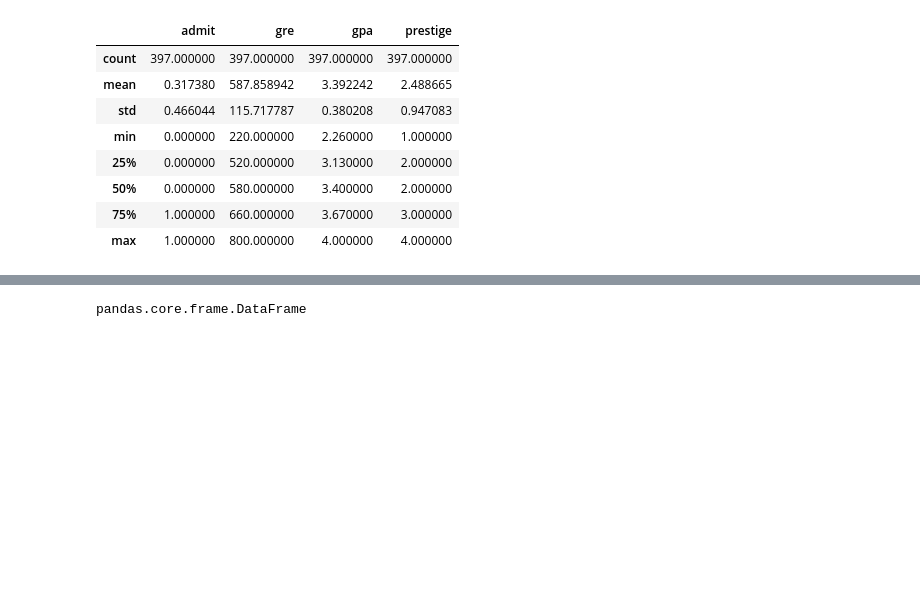
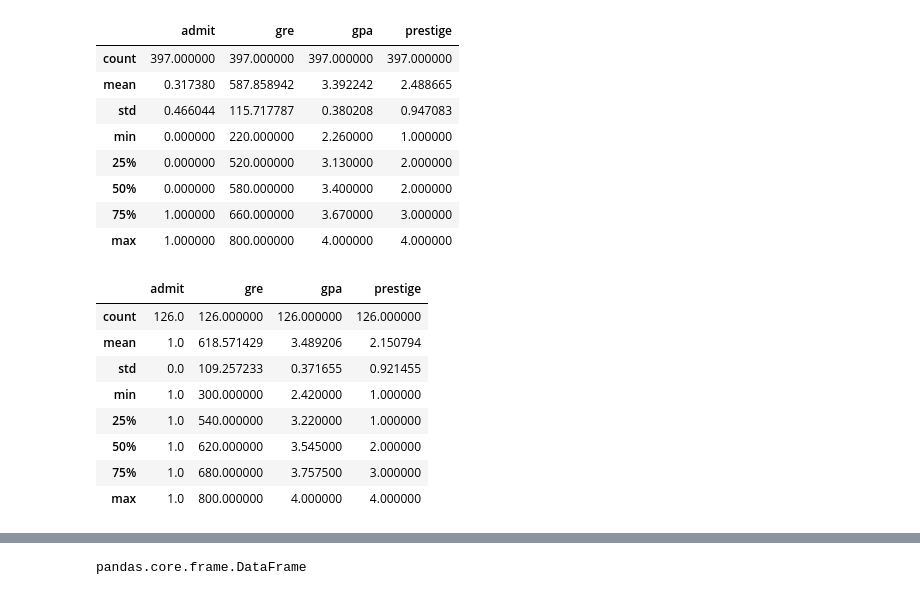
Before and after one commit to akell47/DataSciCourse, a Jupyter notebook: projects/unit-projects/project-1/starter-code/project1-starter.ipynb, the cells around one changed output, grey strips where cells are left out. Drawn from its saved outputs; the diff is of its cells as text; code cells hidden in the pictures; blank space fills up the shorter version.

```diff
--- a/projects/unit-projects/project-1/starter-code/project1-starter.ipynb
+++ b/projects/unit-projects/project-1/starter-code/project1-starter.ipynb
@@ -173,3 +190,17 @@ df3.describe()
 | 50% | 0.000000 | 580.000000 | 3.400000 | 2.000000 |
 | 75% | 1.000000 | 660.000000 | 3.670000 | 3.000000 |
 | max | 1.000000 | 800.000000 | 4.000000 | 4.000000 |
+# %%
+dfAdmit = df3[df3.admit == 1]
+dfNOAdmit = df3[df3.admit == 0]
+dfAdmit.describe()
+# %% [output]
+|  | admit | gre | gpa | prestige |
+| count | 126.0 | 126.000000 | 126.000000 | 126.000000 |
+| mean | 1.0 | 618.571429 | 3.489206 | 2.150794 |
+| std | 0.0 | 109.257233 | 0.371655 | 0.921455 |
+| min | 1.0 | 300.000000 | 2.420000 | 1.000000 |
+| 25% | 1.0 | 540.000000 | 3.220000 | 1.000000 |
+| 50% | 1.0 | 620.000000 | 3.545000 | 2.000000 |
+| 75% | 1.0 | 680.000000 | 3.757500 | 3.000000 |
+| max | 1.0 | 800.000000 | 4.000000 | 4.000000 |
```
Also changed, not shown: parts of 23 cells of this notebook.
